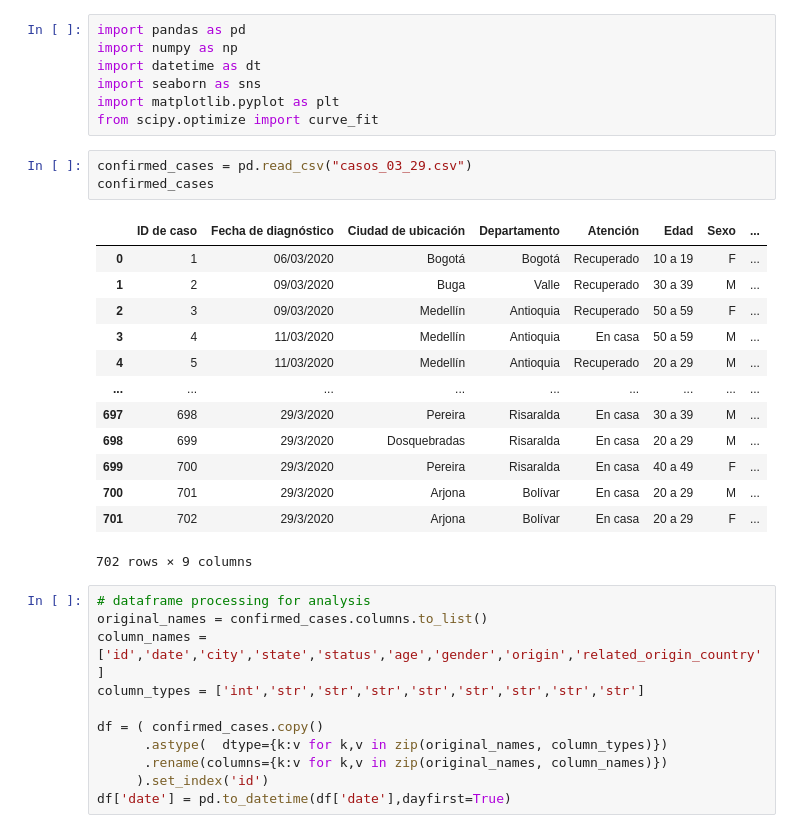
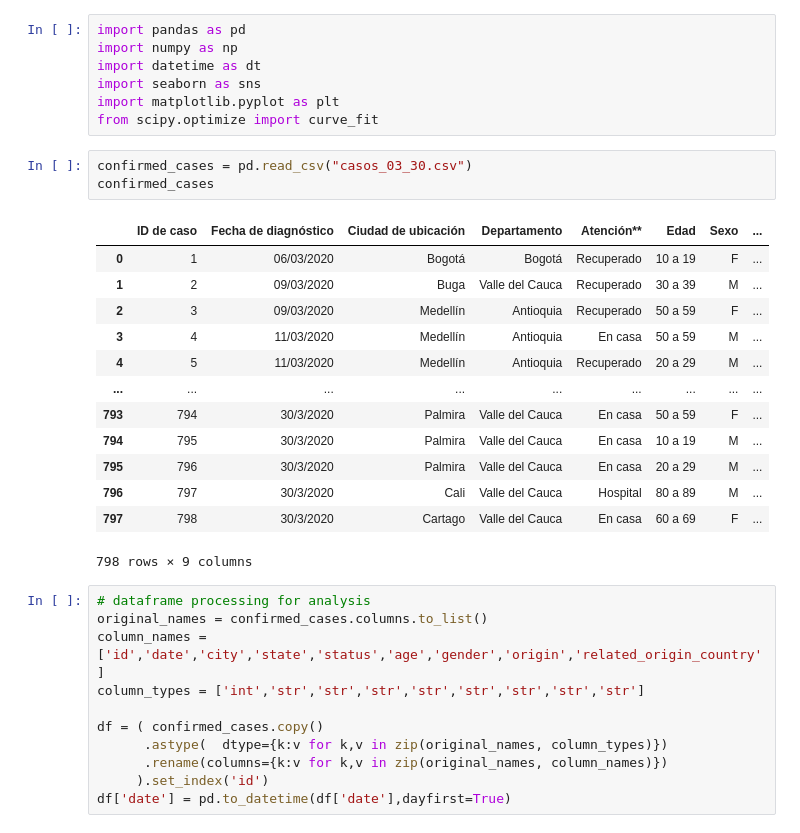
Before and after one commit to cesarliz10/covid_colombia, a Jupyter notebook: Analisis casos identificados covid-19 Colombia.ipynb, the cells around one changed output. Saved outputs shown, nothing was run; the diff lists cells and outputs as text.

```diff
--- a/Analisis casos identificados covid-19 Colombia.ipynb
+++ b/Analisis casos identificados covid-19 Colombia.ipynb
@@ -15,22 +15,22 @@ import seaborn as sns
 import matplotlib.pyplot as plt
 from scipy.optimize import curve_fit
 # %%
-confirmed_cases = pd.read_csv("casos_03_29.csv")
+confirmed_cases = pd.read_csv("casos_03_30.csv")
 confirmed_cases
 # %% [output]
-|  | ID de caso | Fecha de diagnóstico | Ciudad de ubicación | Departamento | Atención | Edad | Sexo | ... |
+|  | ID de caso | Fecha de diagnóstico | Ciudad de ubicación | Departamento | Atención** | Edad | Sexo | ... |
 | 0 | 1 | 06/03/2020 | Bogotá | Bogotá | Recuperado | 10 a 19 | F | ... |
-| 1 | 2 | 09/03/2020 | Buga | Valle | Recuperado | 30 a 39 | M | ... |
+| 1 | 2 | 09/03/2020 | Buga | Valle del Cauca | Recuperado | 30 a 39 | M | ... |
 | 2 | 3 | 09/03/2020 | Medellín | Antioquia | Recuperado | 50 a 59 | F | ... |
 | 3 | 4 | 11/03/2020 | Medellín | Antioquia | En casa | 50 a 59 | M | ... |
 | 4 | 5 | 11/03/2020 | Medellín | Antioquia | Recuperado | 20 a 29 | M | ... |
 | ... | ... | ... | ... | ... | ... | ... | ... | ... |
-| 697 | 698 | 29/3/2020 | Pereira | Risaralda | En casa | 30 a 39 | M | ... |
-| 698 | 699 | 29/3/2020 | Dosquebradas | Risaralda | En casa | 20 a 29 | M | ... |
-| 699 | 700 | 29/3/2020 | Pereira | Risaralda | En casa | 40 a 49 | F | ... |
-| 700 | 701 | 29/3/2020 | Arjona | Bolívar | En casa | 20 a 29 | M | ... |
-| 701 | 702 | 29/3/2020 | Arjona | Bolívar | En casa | 20 a 29 | F | ... |
+| 793 | 794 | 30/3/2020 | Palmira | Valle del Cauca | En casa | 50 a 59 | F | ... |
+| 794 | 795 | 30/3/2020 | Palmira | Valle del Cauca | En casa | 10 a 19 | M | ... |
+| 795 | 796 | 30/3/2020 | Palmira | Valle del Cauca | En casa | 20 a 29 | M | ... |
+| 796 | 797 | 30/3/2020 | Cali | Valle del Cauca | Hospital | 80 a 89 | M | ... |
+| 797 | 798 | 30/3/2020 | Cartago | Valle del Cauca | En casa | 60 a 69 | F | ... |
-702 rows × 9 columns
+798 rows × 9 columns
 # %%
 # dataframe processing for analysis
 original_names = confirmed_cases.columns.to_list()
```
Also changed, not shown: parts of 8 cells of this notebook, 4 other files.
